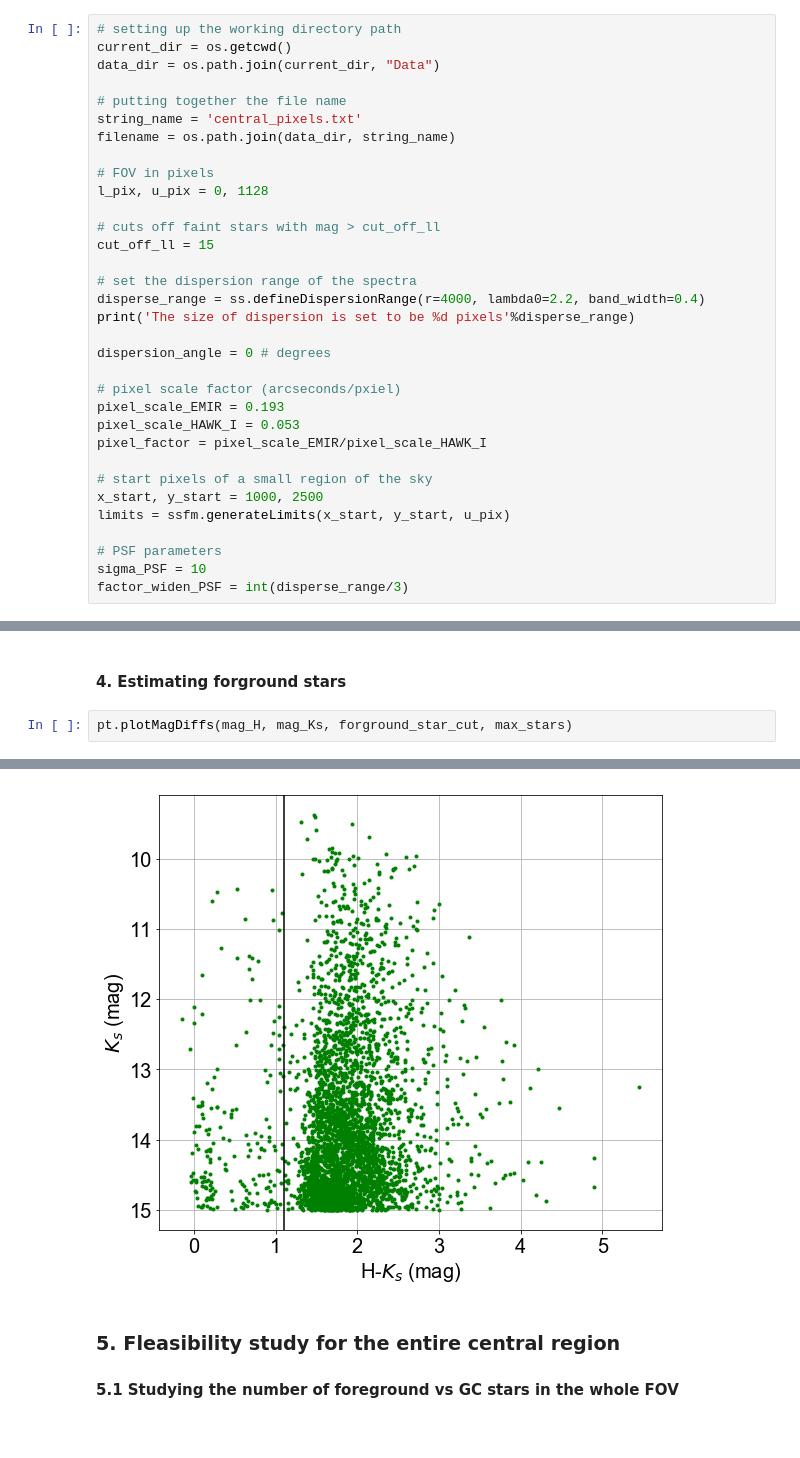
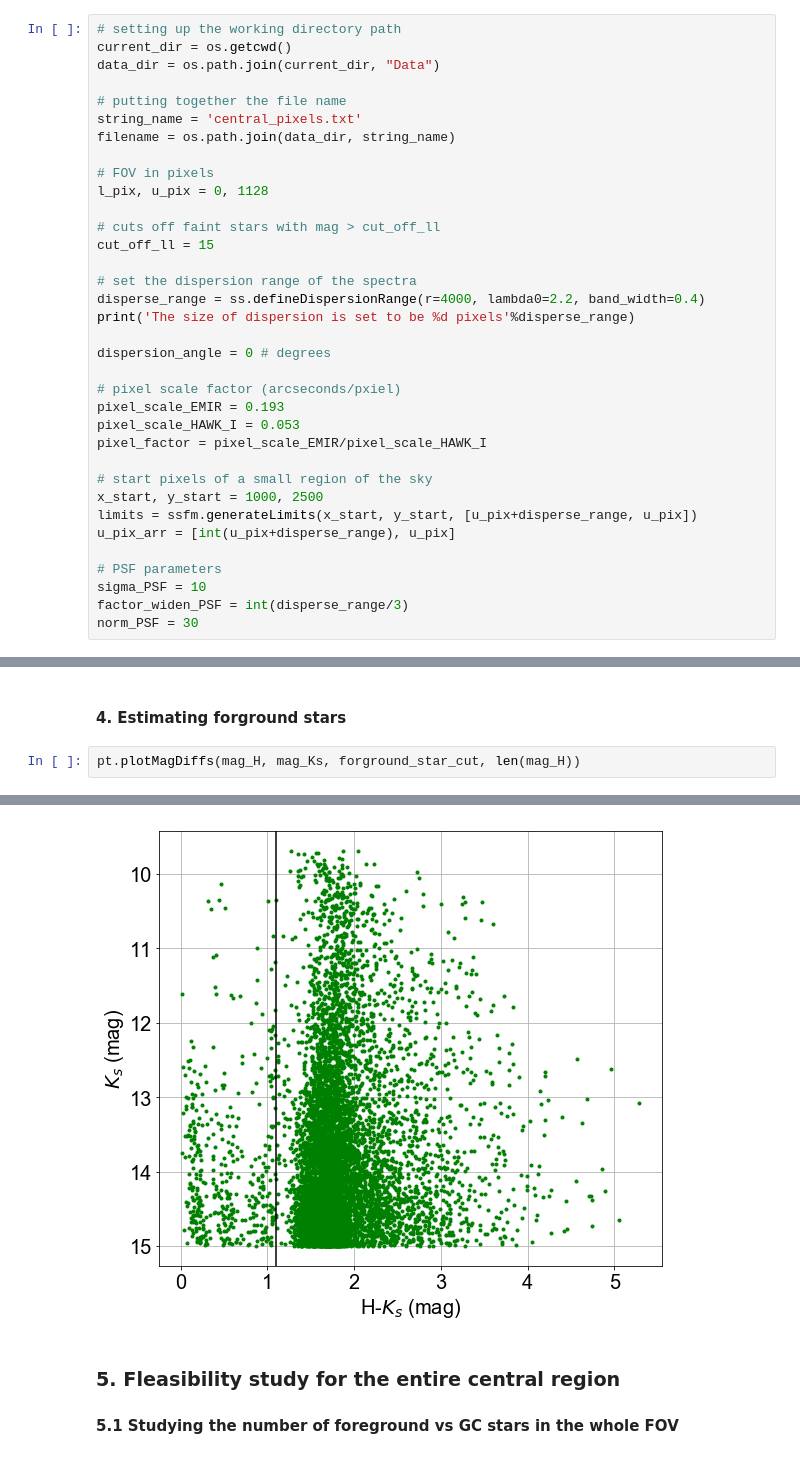
Before and after one commit to SoumyaShreeram/Slitless_spectroscopy, a Jupyter notebook: 02_Using_GALACTICNUCLEUS_catalog_to_produce_spectral_images.ipynb, the cells around one changed output, grey strips where cells are left out. Drawn from its saved outputs; the diff is of its cells as text.

```diff
--- a/02_Using_GALACTICNUCLEUS_catalog_to_produce_spectral_images.ipynb
+++ b/02_Using_GALACTICNUCLEUS_catalog_to_produce_spectral_images.ipynb
@@ -81,11 +81,13 @@ pixel_factor = pixel_scale_EMIR/pixel_scale_HAWK_I
 
 # start pixels of a small region of the sky
 x_start, y_start = 1000, 2500
-limits = ssfm.generateLimits(x_start, y_start, u_pix)
+limits = ssfm.generateLimits(x_start, y_start, [u_pix+disperse_range, u_pix])
+u_pix_arr = [int(u_pix+disperse_range), u_pix]
 
 # PSF parameters
 sigma_PSF = 10
 factor_widen_PSF = int(disperse_range/3)
+norm_PSF = 30
 # %% [output]
 The size of dispersion is set to be 727 pixels
 # %% [markdown]
@@ -203,5 +239,5 @@ pt.plotContour(u_pix, ss.addNoise(flux_matrix2D, u_pix))
 # %% [markdown]
 #### 4. Estimating forground stars
 # %%
-pt.plotMagDiffs(mag_H, mag_Ks, forground_star_cut, max_stars)
+pt.plotMagDiffs(mag_H, mag_Ks, forground_star_cut, len(mag_H))
 # %% [output]
@@ -209,4 +245,4 @@ Forground population of stars in sample (H-K_s < 1.1): 187 stars
-[figure, old version]
+[figure, new version]
 # %% [markdown]
 ### 5. Fleasibility study for the entire central region
 
```
Also changed, not shown: parts of 24 cells of this notebook, 9 other files.
